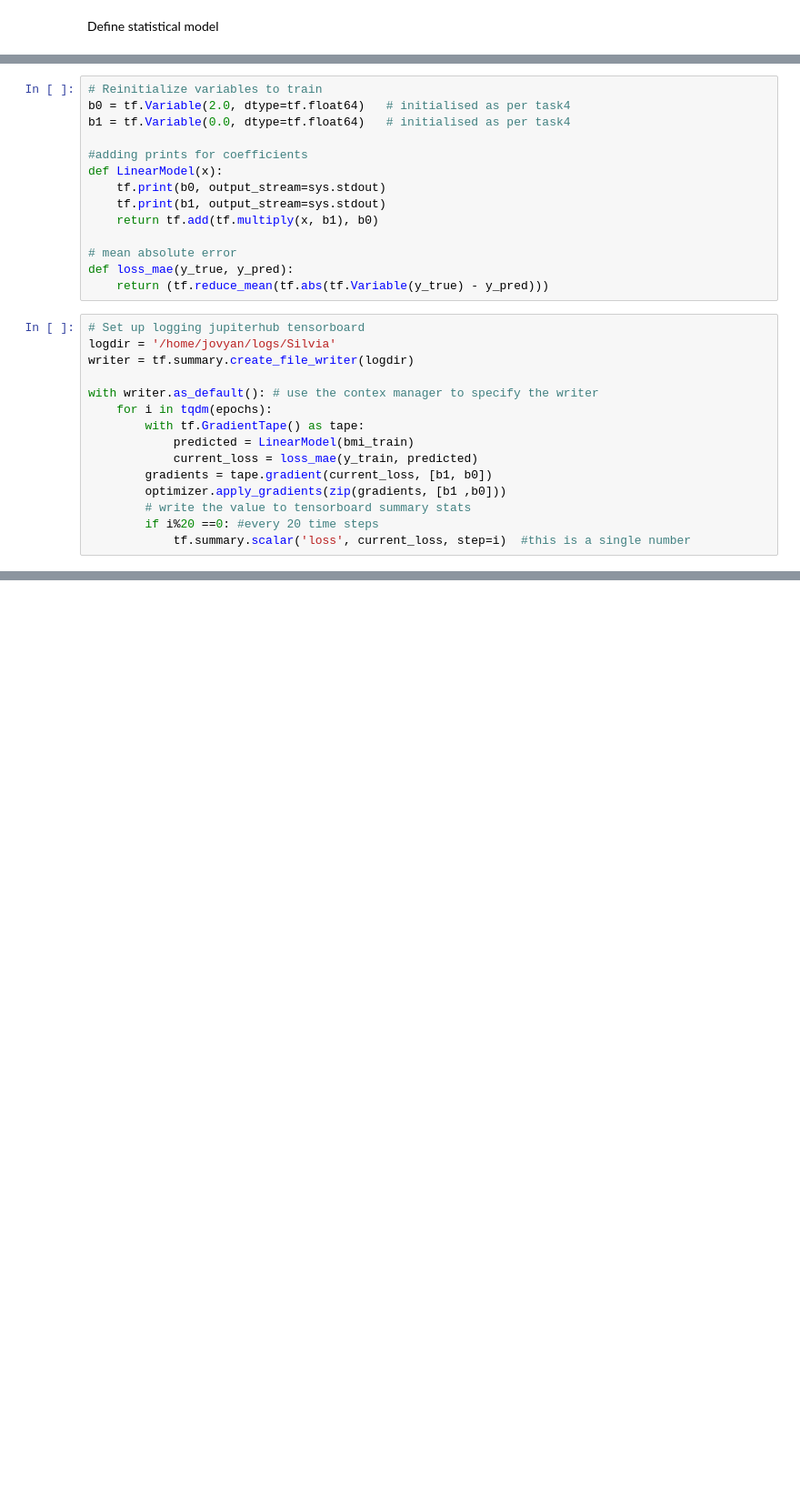
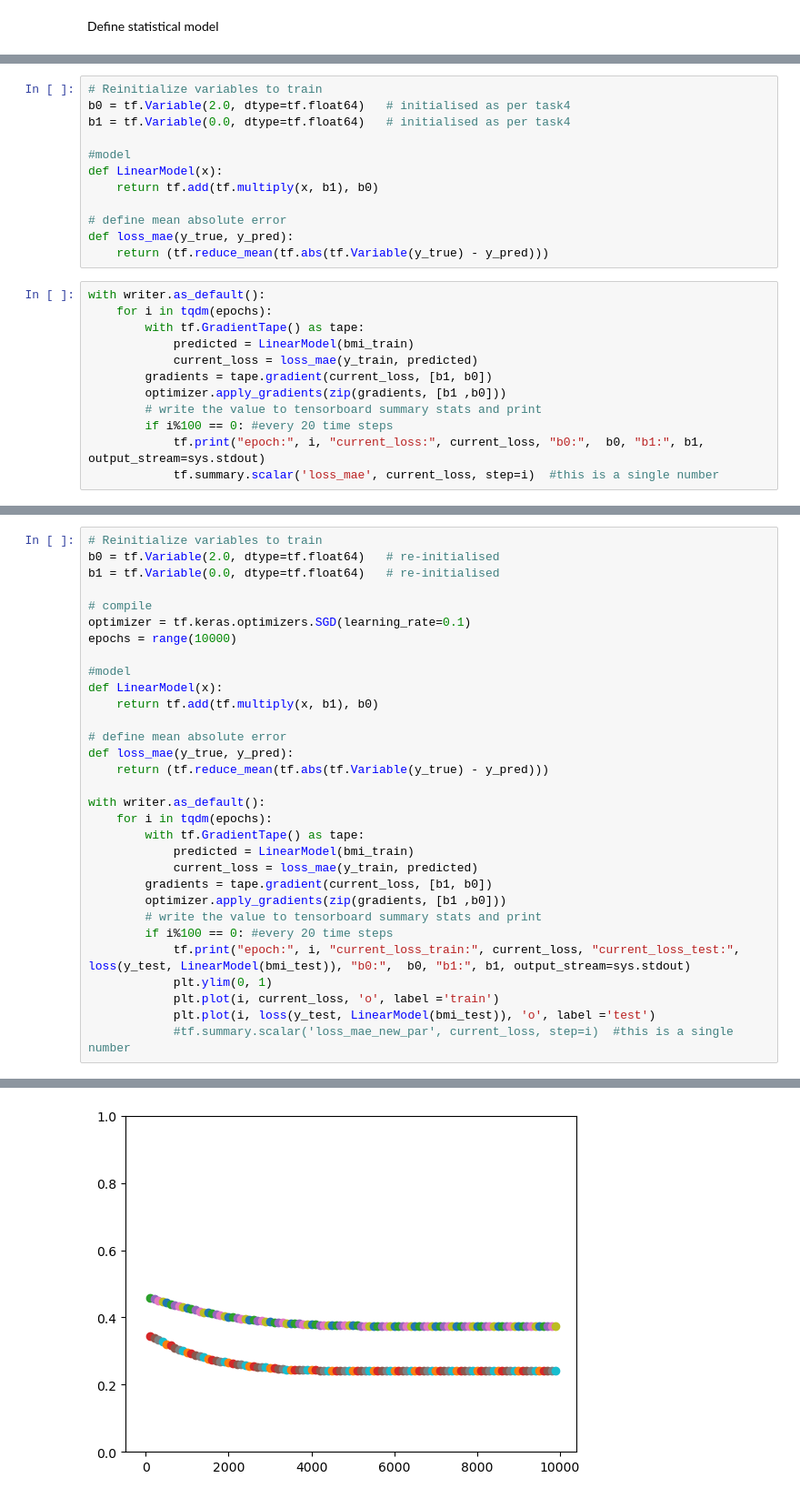
Before and after one commit to sbardons/LSC, a Jupyter notebook: Assignment1.ipynb, the cells around one changed output, grey strips where cells are left out. Shown: that part at 91% size. Cells and saved outputs as stored; diff of their text form; blank space fills up the shorter version.

```diff
--- a/Assignment1.ipynb
+++ b/Assignment1.ipynb
@@ -106,28 +150,23 @@ Using Tensorboard for *Task5*
 b0 = tf.Variable(2.0, dtype=tf.float64)   # initialised as per task4
 b1 = tf.Variable(0.0, dtype=tf.float64)   # initialised as per task4
 
-#adding prints for coefficients
+#model
 def LinearModel(x):
-    tf.print(b0, output_stream=sys.stdout)
-    tf.print(b1, output_stream=sys.stdout)
     return tf.add(tf.multiply(x, b1), b0)
 
-# mean absolute error
+# define mean absolute error
 def loss_mae(y_true, y_pred):
     return (tf.reduce_mean(tf.abs(tf.Variable(y_true) - y_pred)))
 # %%
-# Set up logging jupiterhub tensorboard
-logdir = '/home/jovyan/logs/Silvia'
-writer = tf.summary.create_file_writer(logdir)
-
-with writer.as_default(): # use the contex manager to specify the writer
+with writer.as_default():
     for i in tqdm(epochs):
         with tf.GradientTape() as tape:
             predicted = LinearModel(bmi_train)
             current_loss = loss_mae(y_train, predicted)
         gradients = tape.gradient(current_loss, [b1, b0])
         optimizer.apply_gradients(zip(gradients, [b1 ,b0]))
-        # write the value to tensorboard summary stats
-        if i%20 ==0: #every 20 time steps
-            tf.summary.scalar('loss', current_loss, step=i)  #this is a single number
+        # write the value to tensorboard summary stats and print
+        if i%100 == 0: #every 20 time steps
+            tf.print("epoch:", i, "current_loss:", current_loss, "b0:",  b0, "b1:", b1, output_stream=sys.stdout)
+            tf.summary.scalar('loss_mae', current_loss, step=i)  #this is a single number
 # %% [output]
@@ -150,0 +228,32 @@ with writer.as_default(): # use the contex manager to specify the writer
+# %%
+# Reinitialize variables to train
+b0 = tf.Variable(2.0, dtype=tf.float64)   # re-initialised
+b1 = tf.Variable(0.0, dtype=tf.float64)   # re-initialised
+
+# compile
+optimizer = tf.keras.optimizers.SGD(learning_rate=0.1)
+epochs = range(10000)
+
+#model
+def LinearModel(x):
+    return tf.add(tf.multiply(x, b1), b0)
+
+# define mean absolute error
+def loss_mae(y_true, y_pred):
+    return (tf.reduce_mean(tf.abs(tf.Variable(y_true) - y_pred)))
+
+with writer.as_default():
+    for i in tqdm(epochs):
+        with tf.GradientTape() as tape:
+            predicted = LinearModel(bmi_train)
+            current_loss = loss_mae(y_train, predicted)
+        gradients = tape.gradient(current_loss, [b1, b0])
+        optimizer.apply_gradients(zip(gradients, [b1 ,b0]))
+        # write the value to tensorboard summary stats and print
+        if i%100 == 0: #every 20 time steps
+            tf.print("epoch:", i, "current_loss_train:", current_loss, "current_loss_test:", loss(y_test, LinearModel(bmi_test)), "b0:",  b0, "b1:", b1, output_stream=sys.stdout)
+            plt.ylim(0, 1)
+            plt.plot(i, current_loss, 'o', label ='train')
+            plt.plot(i, loss(y_test, LinearModel(bmi_test)), 'o', label ='test')
+            #tf.summary.scalar('loss_mae_new_par', current_loss, step=i)  #this is a single number
+# %% [output]
@@ -150,0 +277 @@ with writer.as_default(): # use the contex manager to specify the writer
+[figure, added]
```
Also changed, not shown: parts of 35 cells of this notebook, 11 other files.
